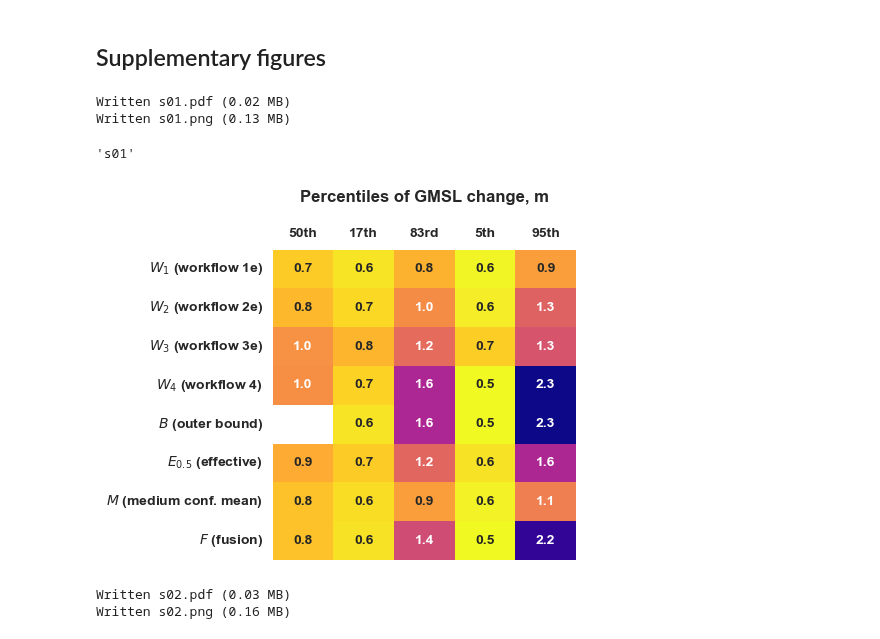
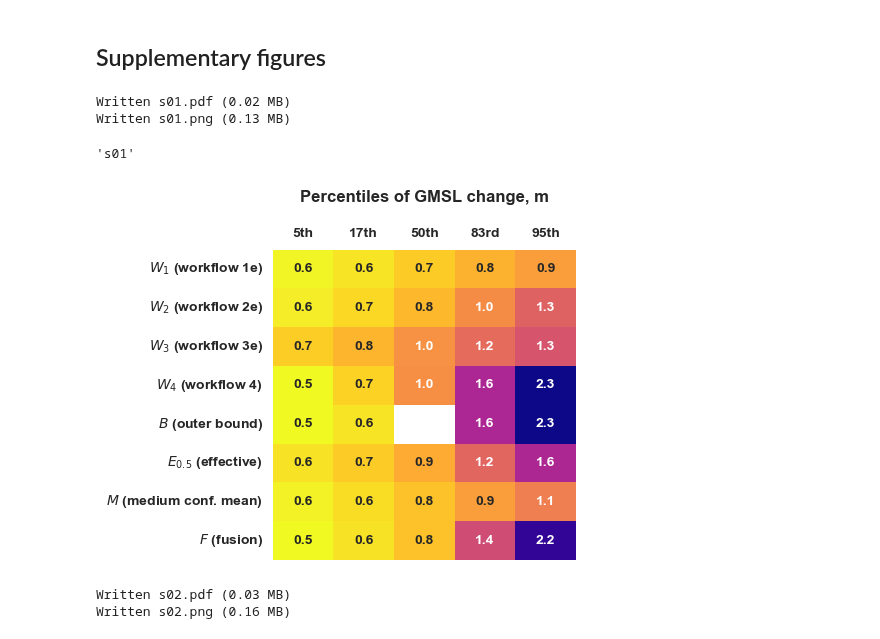
Before and after one commit to grandey/d23a-fusion, a Jupyter notebook: fusion_analysis_d23a.ipynb, the cells around one changed output. Drawn from its saved outputs; the diff is of its cells as text; code cells hidden in the pictures.

Commit message:
d23a.py plot_percentiles_heatmap(): change default ordering of percentiles.

```diff
--- a/fusion_analysis_d23a.ipynb
+++ b/fusion_analysis_d23a.ipynb
@@ -96,15 +96,15 @@ Written fig05.png (0.06 MB)
 # %%
 # Heatmap table of SSP5 year-2100 sea level percentiles
 fig, ax = plt.subplots(1, 1, figsize=(5, 4), tight_layout=True)
-d23a.plot_percentiles_heatmap(percentiles=('50th', '17th', '83rd', '5th', '95th'),
+d23a.plot_percentiles_heatmap(percentiles=('5th', '17th', '50th', '83rd', '95th'),
                               workflows=('wf_1e', 'wf_2e', 'wf_3e', 'wf_4', 'outer', 'effective_0.5', 'mean_1e+2e', 'fusion_1e+2e'),
                               rate=False, scenario='ssp585', year=2100, gauge=None, fmt='.1f', ax=ax)
 d23a.name_save_fig(fig, fso='s')
 # %% [output]
 Written s01.pdf (0.02 MB)
 Written s01.png (0.13 MB)
 's01'
-[figure, old version]
+[figure, new version]
 # %%
 # SSP5 year-2100 effective_0.5 and fusion_1e+2e
 fig, axs = d23a.fig_qfs_marginals(workflows_r=(('fusion_1e+2e',),),
```
Also changed, not shown: parts of 1 cell of this notebook, 2 other files.
